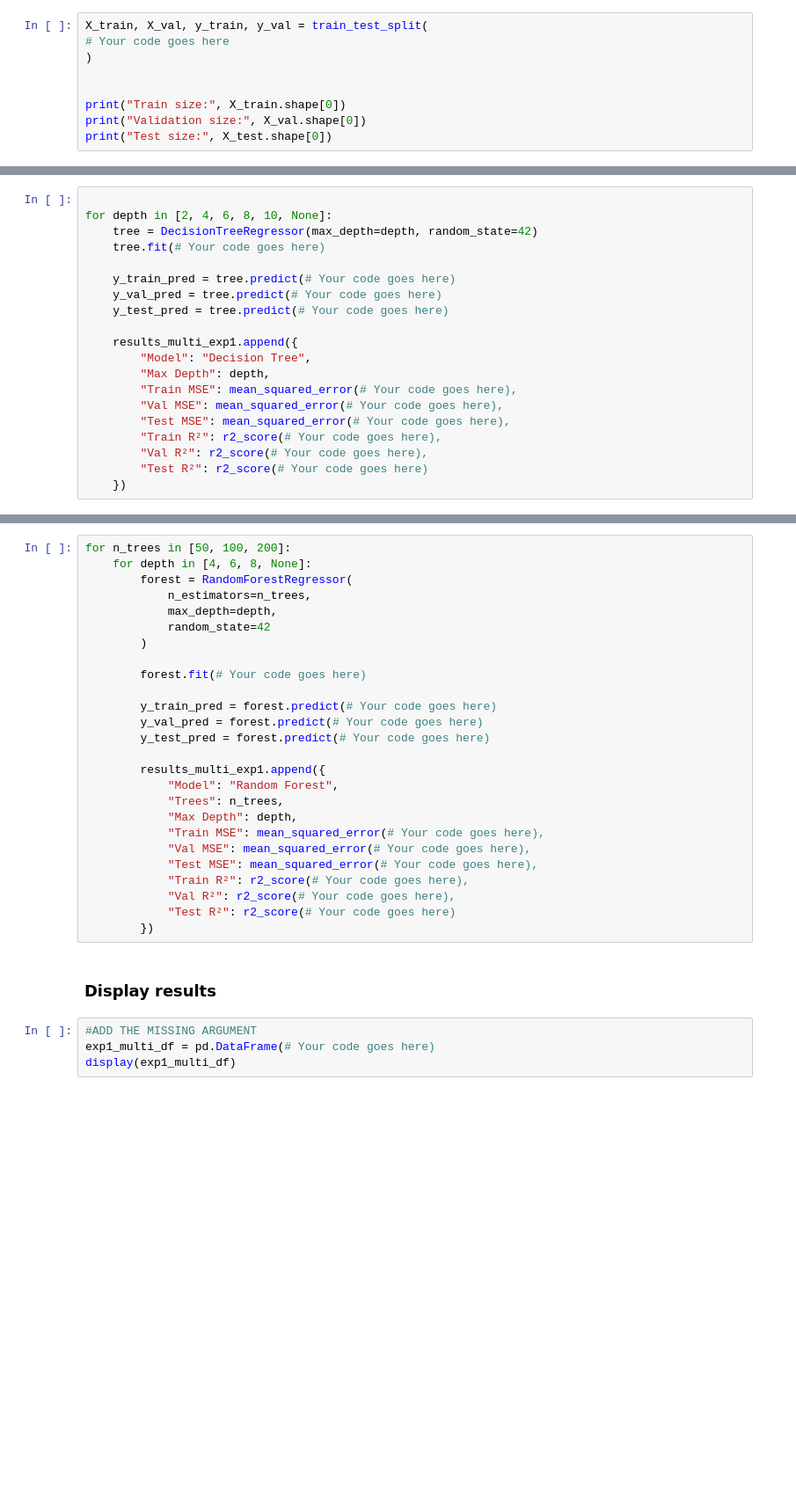
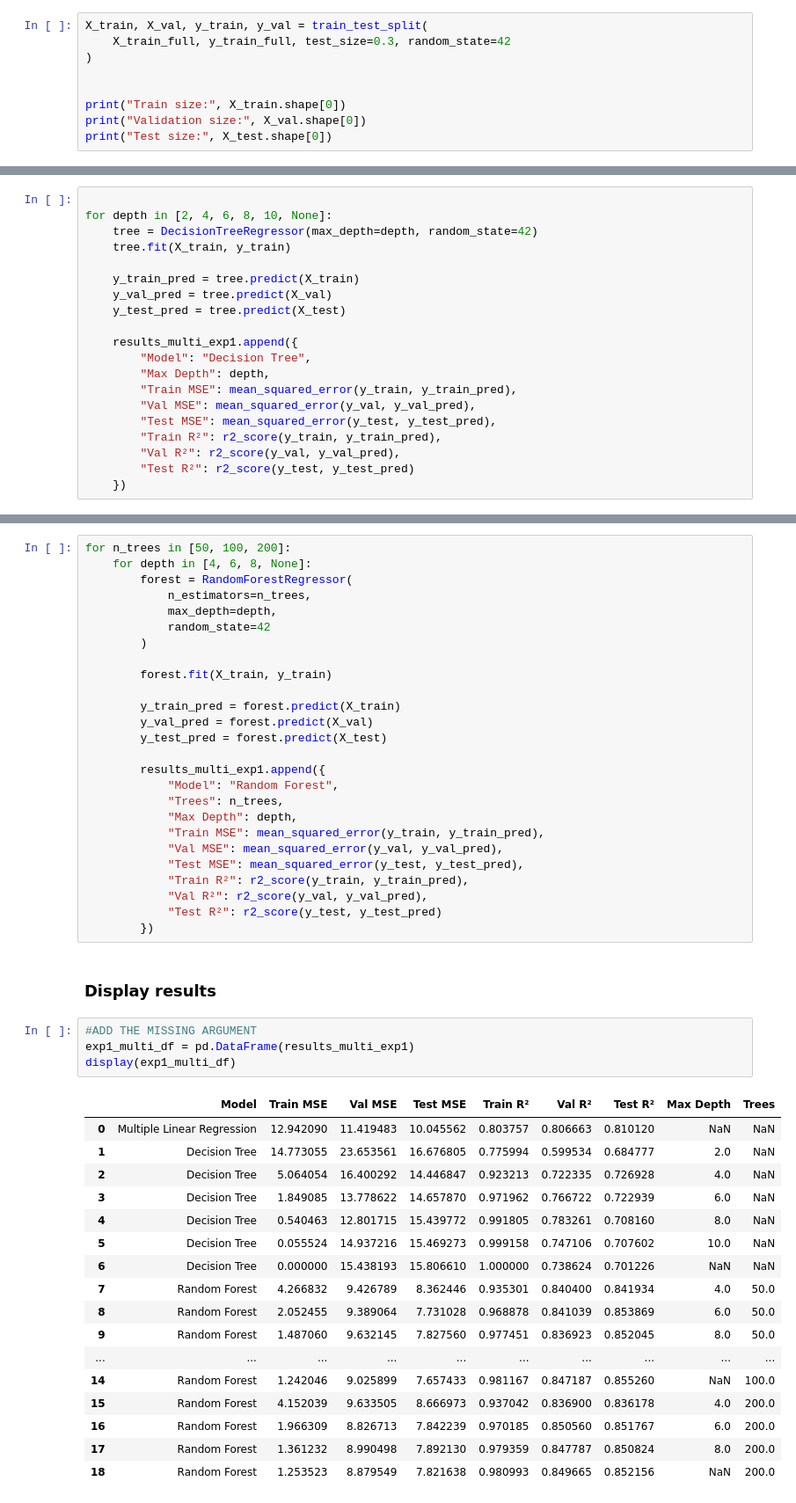
Before and after one commit to tonnerinho/Applied-Machine-Learning, a Jupyter notebook: Lab1/Lab1_Regression.ipynb, the cells around one changed output, grey strips where cells are left out. Shown at 88% size. Saved outputs shown, nothing was run; the diff lists cells and outputs as text; blank space fills up the shorter version.

```diff
--- a/Lab1/Lab1_Regression.ipynb
+++ b/Lab1/Lab1_Regression.ipynb
@@ -250,7 +258,7 @@ X_train_full, X_test, y_train_full, y_test = train_test_split(
 ##### ADD THE CODE BELOW TO SPLIT DATASET INTO TRAINING AND VALIDATION
 # %%
 X_train, X_val, y_train, y_val = train_test_split(
-# Your code goes here
+    X_train_full, y_train_full, test_size=0.3, random_state=42
 )
 
 
@@ -288,21 +300,21 @@ results_multi_exp1.append ({
 
 for depth in [2, 4, 6, 8, 10, None]:
     tree = DecisionTreeRegressor(max_depth=depth, random_state=42)
-    tree.fit(# Your code goes here)
+    tree.fit(X_train, y_train)
 
-    y_train_pred = tree.predict(# Your code goes here)
-    y_val_pred = tree.predict(# Your code goes here)
-    y_test_pred = tree.predict(# Your code goes here)
+    y_train_pred = tree.predict(X_train)
+    y_val_pred = tree.predict(X_val)
+    y_test_pred = tree.predict(X_test)
 
     results_multi_exp1.append({
         "Model": "Decision Tree",
         "Max Depth": depth,
-        "Train MSE": mean_squared_error(# Your code goes here),
-        "Val MSE": mean_squared_error(# Your code goes here),
-        "Test MSE": mean_squared_error(# Your code goes here),
-        "Train R²": r2_score(# Your code goes here),
-        "Val R²": r2_score(# Your code goes here),
-        "Test R²": r2_score(# Your code goes here)
+        "Train MSE": mean_squared_error(y_train, y_train_pred),
+        "Val MSE": mean_squared_error(y_val, y_val_pred),
+        "Test MSE": mean_squared_error(y_test, y_test_pred),
+        "Train R²": r2_score(y_train, y_train_pred),
+        "Val R²": r2_score(y_val, y_val_pred),
+        "Test R²": r2_score(y_test, y_test_pred)
     })
 # %% [markdown]
 ### Random Forest
@@ -315,29 +327,47 @@ for n_trees in [50, 100, 200]:
             random_state=42
         )
 
-        forest.fit(# Your code goes here)
+        forest.fit(X_train, y_train)
 
-        y_train_pred = forest.predict(# Your code goes here)
-        y_val_pred = forest.predict(# Your code goes here)
-        y_test_pred = forest.predict(# Your code goes here)
+        y_train_pred = forest.predict(X_train)
+        y_val_pred = forest.predict(X_val)
+        y_test_pred = forest.predict(X_test)
 
         results_multi_exp1.append({
             "Model": "Random Forest",
             "Trees": n_trees,
             "Max Depth": depth,
-            "Train MSE": mean_squared_error(# Your code goes here),
-            "Val MSE": mean_squared_error(# Your code goes here),
-            "Test MSE": mean_squared_error(# Your code goes here),
-            "Train R²": r2_score(# Your code goes here),
-            "Val R²": r2_score(# Your code goes here),
-            "Test R²": r2_score(# Your code goes here)
+            "Train MSE": mean_squared_error(y_train, y_train_pred),
+            "Val MSE": mean_squared_error(y_val, y_val_pred),
+            "Test MSE": mean_squared_error(y_test, y_test_pred),
+            "Train R²": r2_score(y_train, y_train_pred),
+            "Val R²": r2_score(y_val, y_val_pred),
+            "Test R²": r2_score(y_test, y_test_pred)
         })
 # %% [markdown]
 ### Display results
 # %%
 #ADD THE MISSING ARGUMENT
-exp1_multi_df = pd.DataFrame(# Your code goes here)
+exp1_multi_df = pd.DataFrame(results_multi_exp1)
 display(exp1_multi_df)
+# %% [output]
+|  | Model | Train MSE | Val MSE | Test MSE | Train R² | Val R² | Test R² | Max Depth | Trees |
+| 0 | Multiple Linear Regression | 12.942090 | 11.419483 | 10.045562 | 0.803757 | 0.806663 | 0.810120 | NaN | NaN |
+| 1 | Decision Tree | 14.773055 | 23.653561 | 16.676805 | 0.775994 | 0.599534 | 0.684777 | 2.0 | NaN |
+| 2 | Decision Tree | 5.064054 | 16.400292 | 14.446847 | 0.923213 | 0.722335 | 0.726928 | 4.0 | NaN |
+| 3 | Decision Tree | 1.849085 | 13.778622 | 14.657870 | 0.971962 | 0.766722 | 0.722939 | 6.0 | NaN |
+| 4 | Decision Tree | 0.540463 | 12.801715 | 15.439772 | 0.991805 | 0.783261 | 0.708160 | 8.0 | NaN |
+| 5 | Decision Tree | 0.055524 | 14.937216 | 15.469273 | 0.999158 | 0.747106 | 0.707602 | 10.0 | NaN |
+| 6 | Decision Tree | 0.000000 | 15.438193 | 15.806610 | 1.000000 | 0.738624 | 0.701226 | NaN | NaN |
+| 7 | Random Forest | 4.266832 | 9.426789 | 8.362446 | 0.935301 | 0.840400 | 0.841934 | 4.0 | 50.0 |
+| 8 | Random Forest | 2.052455 | 9.389064 | 7.731028 | 0.968878 | 0.841039 | 0.853869 | 6.0 | 50.0 |
+| 9 | Random Forest | 1.487060 | 9.632145 | 7.827560 | 0.977451 | 0.836923 | 0.852045 | 8.0 | 50.0 |
+| ... | ... | ... | ... | ... | ... | ... | ... | ... | ... |
+| 14 | Random Forest | 1.242046 | 9.025899 | 7.657433 | 0.981167 | 0.847187 | 0.855260 | NaN | 100.0 |
+| 15 | Random Forest | 4.152039 | 9.633505 | 8.666973 | 0.937042 | 0.836900 | 0.836178 | 4.0 | 200.0 |
+| 16 | Random Forest | 1.966309 | 8.826713 | 7.842239 | 0.970185 | 0.850560 | 0.851767 | 6.0 | 200.0 |
+| 17 | Random Forest | 1.361232 | 8.990498 | 7.892130 | 0.979359 | 0.847787 | 0.850824 | 8.0 | 200.0 |
+| 18 | Random Forest | 1.253523 | 8.879549 | 7.821638 | 0.980993 | 0.849665 | 0.852156 | NaN | 200.0 |
 # %% [markdown]
 ## Deliverables
 
```
Also changed, not shown: parts of 5 cells of this notebook.
